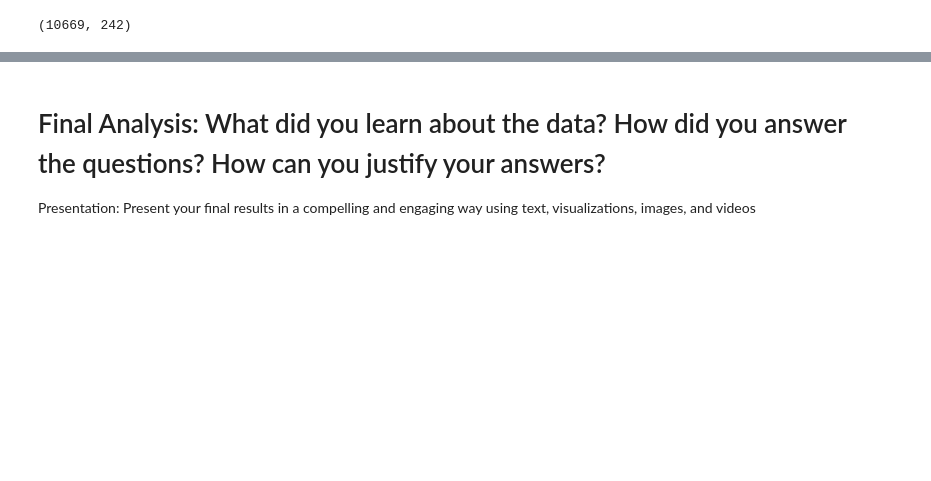
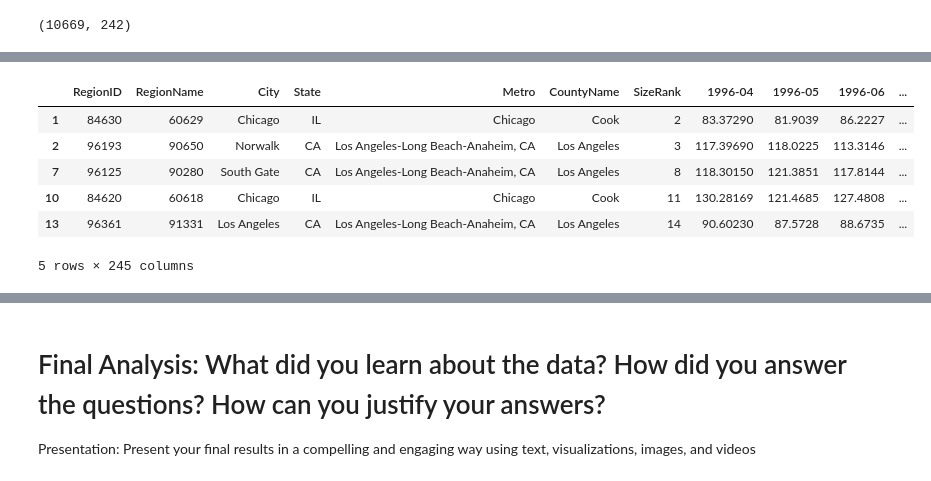
Before and after one commit to austinwu0/cs109-final-project, a Jupyter notebook: Process Book.ipynb, the cells around one changed output, grey strips where cells are left out. Saved outputs shown, nothing was run; the diff lists cells and outputs as text; code cells hidden in the pictures; blank space fills up the shorter version.

```diff
--- a/Process Book.ipynb
+++ b/Process Book.ipynb
@@ -38,0 +90,10 @@ zip_MSPPS.shape
+# %%
+zip_MSPPS_notNAN.head()
+# %% [output]
+|  | RegionID | RegionName | City | State | Metro | CountyName | SizeRank | 1996-04 | 1996-05 | 1996-06 | ... |
+| 1 | 84630 | 60629 | Chicago | IL | Chicago | Cook | 2 | 83.37290 | 81.9039 | 86.2227 | ... |
+| 2 | 96193 | 90650 | Norwalk | CA | Los Angeles-Long Beach-Anaheim, CA | Los Angeles | 3 | 117.39690 | 118.0225 | 113.3146 | ... |
+| 7 | 96125 | 90280 | South Gate | CA | Los Angeles-Long Beach-Anaheim, CA | Los Angeles | 8 | 118.30150 | 121.3851 | 117.8144 | ... |
+| 10 | 84620 | 60618 | Chicago | IL | Chicago | Cook | 11 | 130.28169 | 121.4685 | 127.4808 | ... |
+| 13 | 96361 | 91331 | Los Angeles | CA | Los Angeles-Long Beach-Anaheim, CA | Los Angeles | 14 | 90.60230 | 87.5728 | 88.6735 | ... |
+5 rows × 245 columns
```
Also changed, not shown: parts of 6 cells of this notebook, 2 other files.
